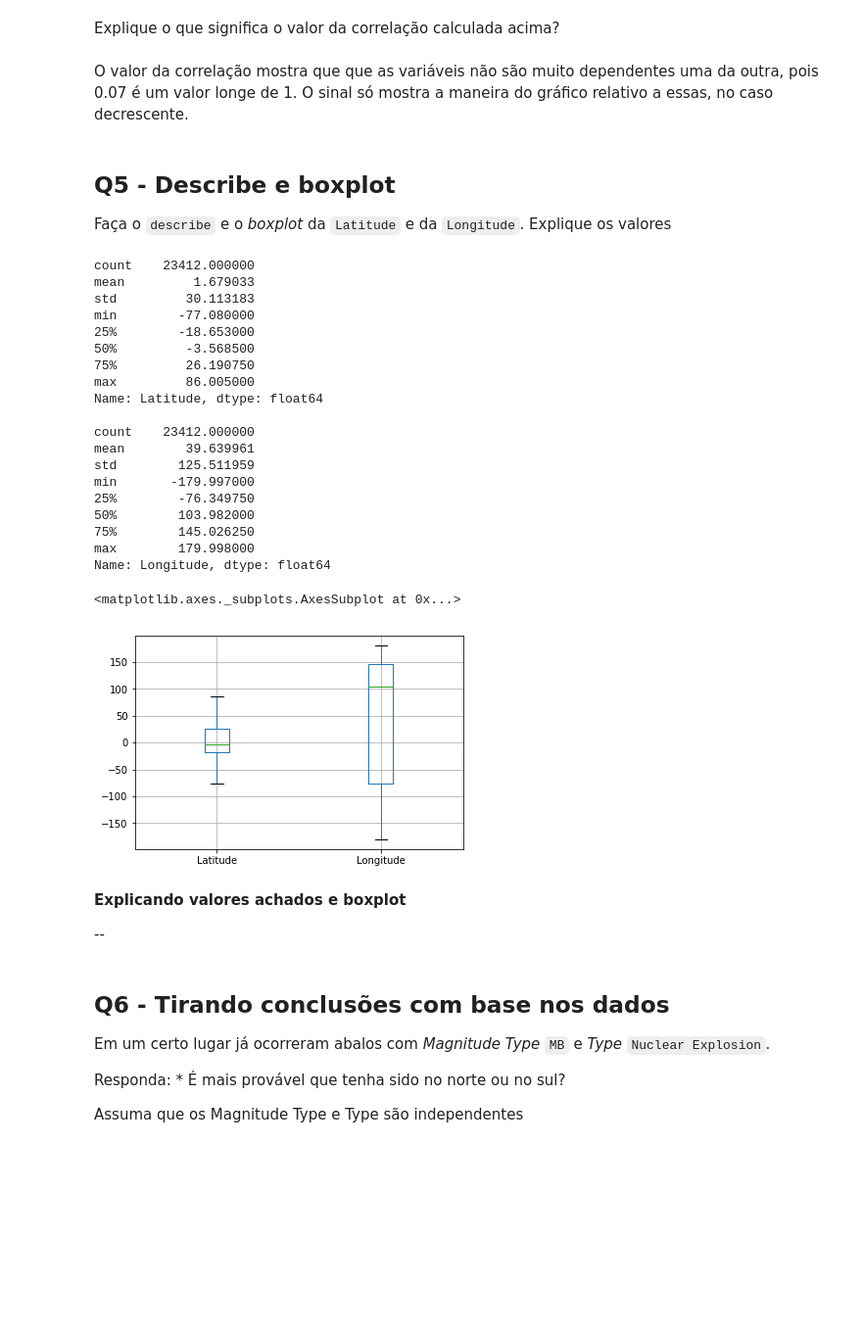
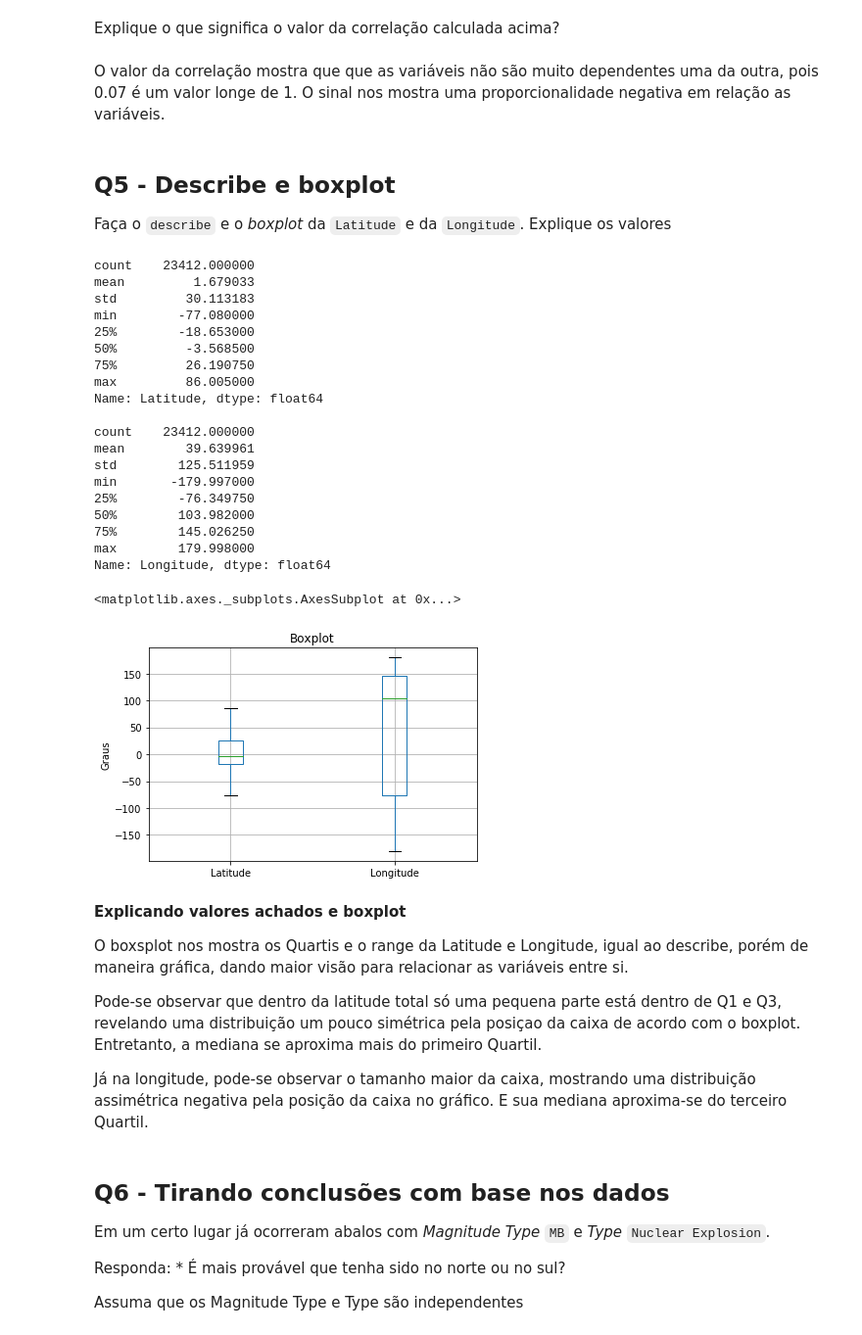
Before and after one commit to vitorsv1/APS5-CD, a Jupyter notebook: APS5_alunos_Vitor.ipynb, the cells around one changed output. Shown at 98% size. Cells and saved outputs as stored; diff of their text form; code cells hidden in the pictures; blank space fills up the shorter version.

```diff
--- a/APS5_alunos_Vitor.ipynb
+++ b/APS5_alunos_Vitor.ipynb
@@ -173,7 +174,7 @@ cor_MagEr_Dep
 # %% [markdown]
 Explique o que significa o valor da correlação calculada acima?
 # %% [markdown]
-O valor da correlação mostra que que as variáveis não são muito dependentes uma da outra, pois 0.07 é um valor longe de 1. O sinal só mostra a maneira do gráfico relativo a essas, no caso decrescente.
+O valor da correlação mostra que que as variáveis não são muito dependentes uma da outra, pois 0.07 é um valor longe de 1. O sinal nos mostra uma proporcionalidade negativa em relação as variáveis.
 # %% [markdown]
 ## Q5 - Describe e boxplot
 
@@ -181,36 +182,42 @@ Faça o `describe` e o *boxplot* da `Latitude` e da `Longitude`. Explique os val
 # %%
 print(df.Latitude.describe())
 print("")
 print(df.Longitude.describe())
 print("")
 df2 = df[['Latitude','Longitude']]
+plt.title("Boxplot")
+plt.ylabel("Graus")
 df2.boxplot()
 # %% [output]
 count    23412.000000
 mean         1.679033
 std         30.113183
 min        -77.080000
 25%        -18.653000
 50%         -3.568500
 75%         26.190750
 max         86.005000
 Name: Latitude, dtype: float64
 
 count    23412.000000
 mean        39.639961
 std        125.511959
 min       -179.997000
 25%        -76.349750
 50%        103.982000
 75%        145.026250
 max        179.998000
 Name: Longitude, dtype: float64
 <matplotlib.axes._subplots.AxesSubplot at 0x...>
-[figure, old version]
+[figure, new version]
-# %% [markdown]
-**Explicando valores achados e boxplot**
-
---
+# %% [markdown]
+**Explicando valores achados e boxplot**
+
+O boxsplot nos mostra os Quartis e o range da Latitude e Longitude, igual ao describe, porém de maneira gráfica, dando maior visão para relacionar as variáveis entre si.
+
+Pode-se observar que dentro da latitude total só uma pequena parte está dentro de Q1 e Q3, revelando uma distribuição um pouco simétrica pela posiçao da caixa de acordo com o boxplot. Entretanto, a mediana se aproxima mais do primeiro Quartil.
+
+Já na longitude, pode-se observar o tamanho maior da caixa, mostrando uma distribuição assimétrica negativa pela posição da caixa no gráfico. E sua mediana aproxima-se do terceiro Quartil.
 # %% [markdown]
 ## Q6 - Tirando conclusões com base nos dados
 
```
Also changed, not shown: parts of 7 cells of this notebook.
